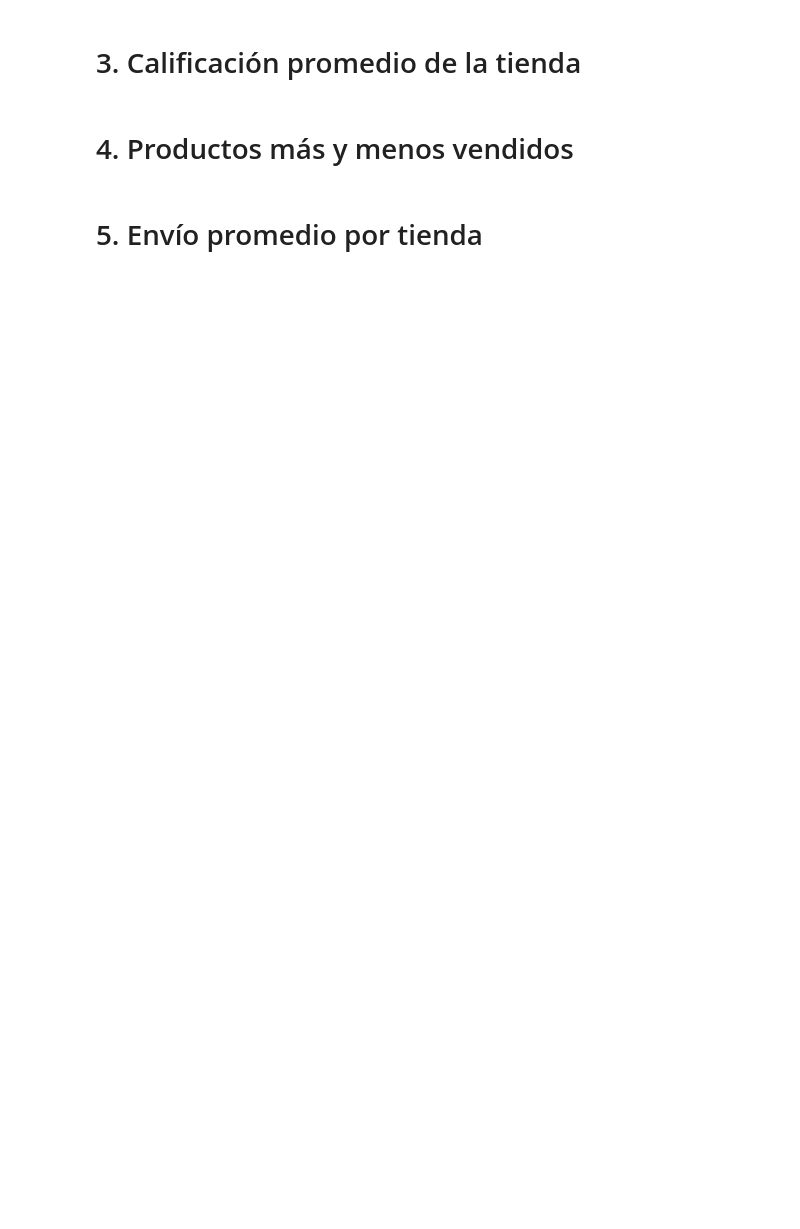
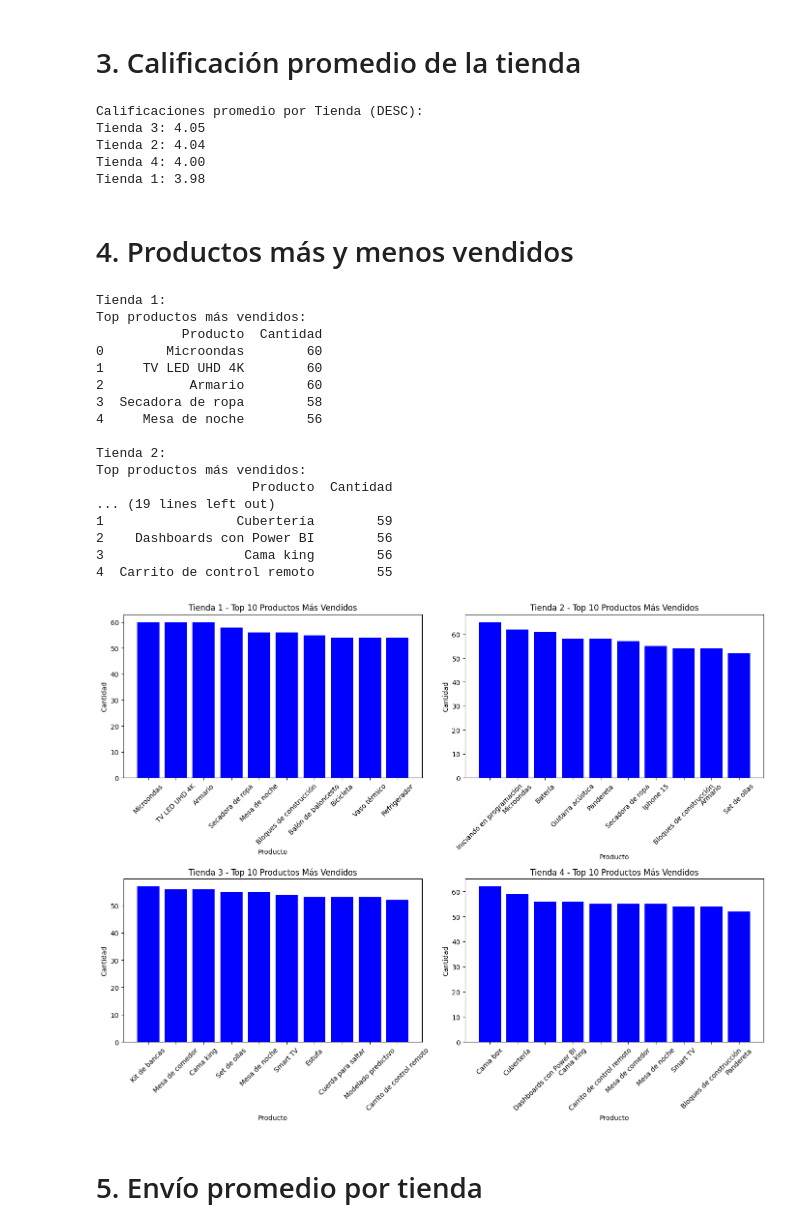
Before and after one commit to juanpimedicen/Challenge-AluraStore, a Jupyter notebook: AluraStoreLatam.ipynb, the cells around one changed output. Cells and saved outputs as stored; diff of their text form; code cells hidden in the pictures; blank space fills up the shorter version.

```diff
--- a/AluraStoreLatam.ipynb
+++ b/AluraStoreLatam.ipynb
@@ -30,6 +102,84 @@ tienda.head()
 # %% [markdown]
 # 3. Calificación promedio de la tienda
+# %%
+# ciclo que calcula las calificaciones promedio de los clientes para cada tienda.
+calificaciones=[]
+
+for i, tienda in enumerate(tiendas):
+    # Manejar posibles errores si la columna 'calificación' no tiene valores no numéricos
+    try:
+        average_rating = tienda['calificación'].mean()
+        calificaciones.append((i + 1, average_rating))
+    except TypeError:
+        print(f"La columna 'calificación' de la Tienda {i+1} contiene valores no numéricos.")
+
+# Ordenar por calificación promedio (descendente)
+calificaciones_ordenadas = sorted(calificaciones, key=lambda x: x[1], reverse=True)
+
+# Imprimir resultados ordenados
+print("Calificaciones promedio por Tienda (DESC):")
+for tienda_id, promedio in calificaciones_ordenadas:
+    print(f"Tienda {tienda_id}: {promedio:.2f}")
+# %% [output]
+Calificaciones promedio por Tienda (DESC):
+Tienda 3: 4.05
+Tienda 2: 4.04
+Tienda 4: 4.00
+Tienda 1: 3.98
 # %% [markdown]
 # 4. Productos más y menos vendidos
+# %%
+import matplotlib.pyplot as plt
+
+def analyze_product_sales(stores):
+    num_tiendas = len(stores)
+
+    fig, axes = plt.subplots(2, 2, figsize=(14, 11)) #Se hace un unico grafico compuesto con subplot con las 4 tiendas.
+    axes = axes.flatten()  # Facilita el acceso a cada eje
+
+    for i, store in enumerate(stores):
+        product_sales = store['producto'].value_counts().reset_index()
+        product_sales.columns = ['Producto', 'Cantidad']
+
+        # Ordenar para obtener top 5 y 10 productos
+        top_5products = product_sales.sort_values(by='Cantidad', ascending=False).head(5)
+        top_10products = product_sales.sort_values(by='Cantidad', ascending=False).head(10)
+
+        # Imprimir en consola el top 5 productos
+        print(f"\nTienda {i+1}:")
+        print("Top productos más vendidos:")
+        print(top_5products)
+
+        # Crear el gráfico en su subplot para top 10 productos
+        axes[i].bar(top_10products['Producto'], top_10products['Cantidad'], color='blue')
+        axes[i].set_title(f'Tienda {i+1} - Top 10 Productos Más Vendidos')
+        axes[i].tick_params(axis='x', rotation=45)
+        axes[i].set_ylabel('Cantidad')
+        axes[i].set_xlabel('Producto')
+
+    plt.tight_layout()
+    plt.show()
+
+
+analyze_product_sales(tiendas)
+# %% [output]
+Tienda 1:
+Top productos más vendidos:
+           Producto  Cantidad
+0        Microondas        60
+1     TV LED UHD 4K        60
+2           Armario        60
+3  Secadora de ropa        58
+4     Mesa de noche        56
+
+Tienda 2:
+Top productos más vendidos:
+                    Producto  Cantidad
+... (19 lines left out)
+1                 Cubertería        59
+2    Dashboards con Power BI        56
+3                  Cama king        56
+4  Carrito de control remoto        55
+[figure, added]
 # %% [markdown]
 # 5. Envío promedio por tienda
```
Also changed, not shown: parts of 8 cells of this notebook.
